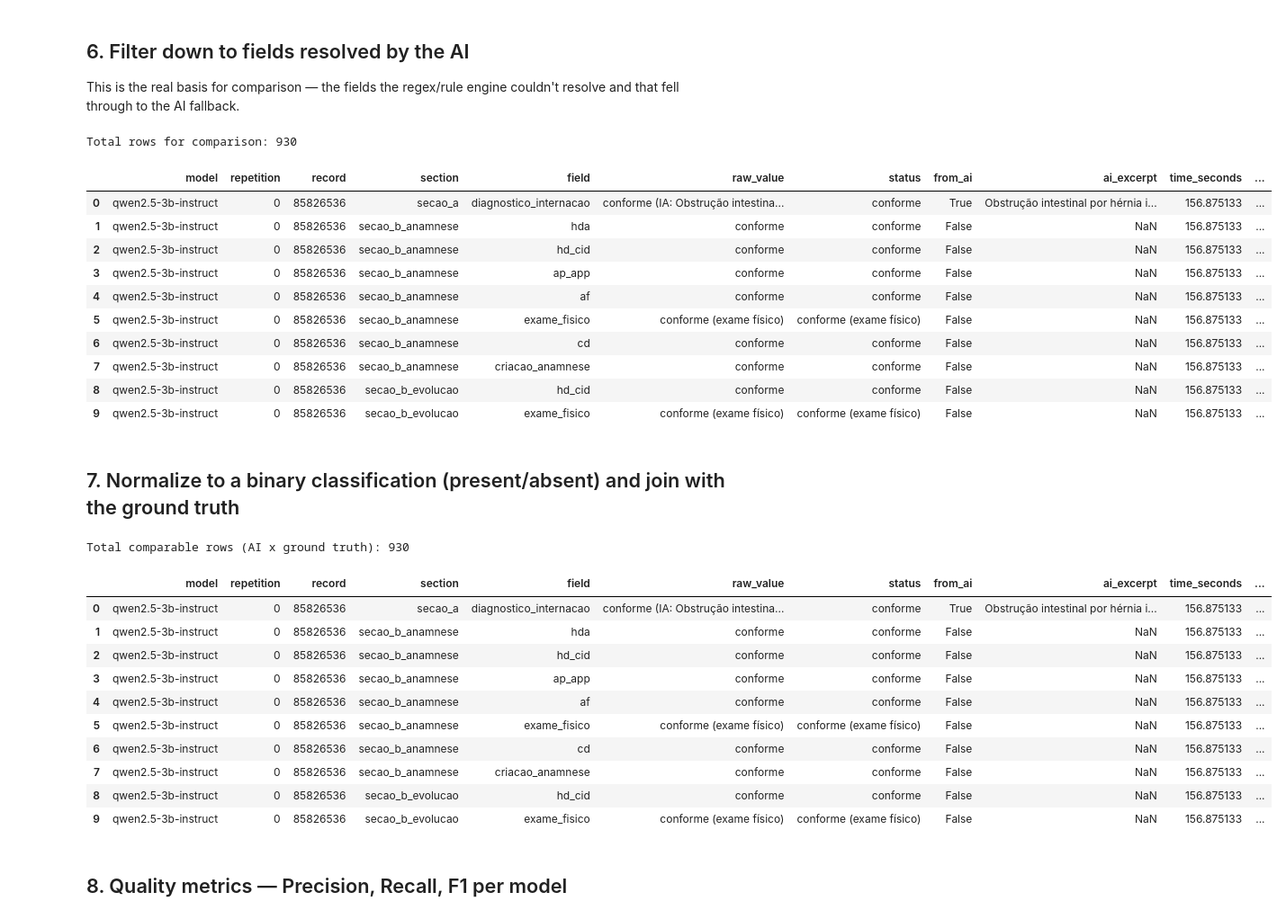
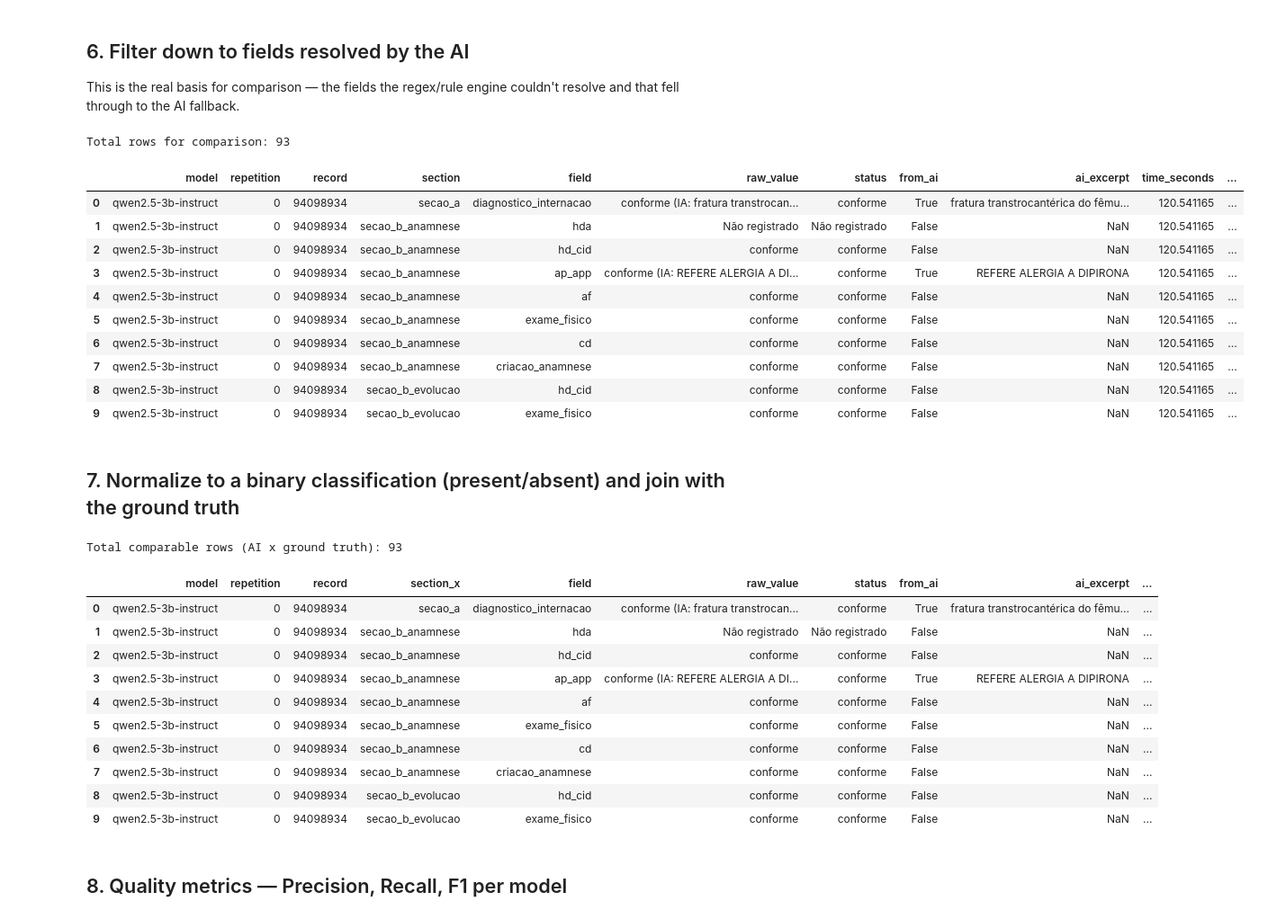
Before and after one commit to MaraLeao/Auditor-de-Qualidade-de-PEP, a Jupyter notebook: data_extract/evaluation/notebooks/avaliacao_modelos.ipynb, the cells around one changed output. Shown at 90% size. Cells and saved outputs as stored; diff of their text form; code cells hidden in the pictures.

```diff
--- a/data_extract/evaluation/notebooks/avaliacao_modelos.ipynb
+++ b/data_extract/evaluation/notebooks/avaliacao_modelos.ipynb
@@ -127,7 +127,7 @@ Records Parcialmente Conforme: 9
 | 3 | 20981529 | secao_b_anamnese | exame_fisico | MEDICINA | Anamnese | incompleta | Exame físico sem avaliação de ACV... | ... |
 | 4 | 20981529 | secao_c | diagnostico_cid | MEDICINA | Cirúrgico | ausente | CID do diagnóstico cirúrgico não ... | ... |
 # %%
-N_PATIENTS = 10
+N_PATIENTS = 1
 
 with open(DATA_DIR / 'prontuarios.json', encoding='utf-8') as f:
     all_records = json.load(f)
@@ -338,18 +338,18 @@ df_ai['record'] = df_ai['record'].astype(str).str.strip()
 print(f"Total rows for comparison: {len(df_ai)}")
 df_ai.head(10)
 # %% [output]
-Total rows for comparison: 930
+Total rows for comparison: 93
 |  | model | repetition | record | section | field | raw_value | status | from_ai | ai_excerpt | time_seconds | ... |
-| 0 | qwen2.5-3b-instruct | 0 | 85826536 | secao_a | diagnostico_internacao | conforme (IA: Obstrução intestina... | conforme | True | Obstrução intestinal por hérnia i... | 156.875133 | ... |
-| 1 | qwen2.5-3b-instruct | 0 | 85826536 | secao_b_anamnese | hda | conforme | conforme | False | NaN | 156.875133 | ... |
-| 2 | qwen2.5-3b-instruct | 0 | 85826536 | secao_b_anamnese | hd_cid | conforme | conforme | False | NaN | 156.875133 | ... |
-| 3 | qwen2.5-3b-instruct | 0 | 85826536 | secao_b_anamnese | ap_app | conforme | conforme | False | NaN | 156.875133 | ... |
-| 4 | qwen2.5-3b-instruct | 0 | 85826536 | secao_b_anamnese | af | conforme | conforme | False | NaN | 156.875133 | ... |
-| 5 | qwen2.5-3b-instruct | 0 | 85826536 | secao_b_anamnese | exame_fisico | conforme (exame físico) | conforme (exame físico) | False | NaN | 156.875133 | ... |
-| 6 | qwen2.5-3b-instruct | 0 | 85826536 | secao_b_anamnese | cd | conforme | conforme | False | NaN | 156.875133 | ... |
-| 7 | qwen2.5-3b-instruct | 0 | 85826536 | secao_b_anamnese | criacao_anamnese | conforme | conforme | False | NaN | 156.875133 | ... |
-| 8 | qwen2.5-3b-instruct | 0 | 85826536 | secao_b_evolucao | hd_cid | conforme | conforme | False | NaN | 156.875133 | ... |
-| 9 | qwen2.5-3b-instruct | 0 | 85826536 | secao_b_evolucao | exame_fisico | conforme (exame físico) | conforme (exame físico) | False | NaN | 156.875133 | ... |
+| 0 | qwen2.5-3b-instruct | 0 | 94098934 | secao_a | diagnostico_internacao | conforme (IA: fratura transtrocan... | conforme | True | fratura transtrocantérica do fêmu... | 120.541165 | ... |
+| 1 | qwen2.5-3b-instruct | 0 | 94098934 | secao_b_anamnese | hda | Não registrado | Não registrado | False | NaN | 120.541165 | ... |
+| 2 | qwen2.5-3b-instruct | 0 | 94098934 | secao_b_anamnese | hd_cid | conforme | conforme | False | NaN | 120.541165 | ... |
+| 3 | qwen2.5-3b-instruct | 0 | 94098934 | secao_b_anamnese | ap_app | conforme (IA: REFERE ALERGIA A DI... | conforme | True | REFERE ALERGIA A DIPIRONA | 120.541165 | ... |
+| 4 | qwen2.5-3b-instruct | 0 | 94098934 | secao_b_anamnese | af | conforme | conforme | False | NaN | 120.541165 | ... |
+| 5 | qwen2.5-3b-instruct | 0 | 94098934 | secao_b_anamnese | exame_fisico | conforme | conforme | False | NaN | 120.541165 | ... |
+| 6 | qwen2.5-3b-instruct | 0 | 94098934 | secao_b_anamnese | cd | conforme | conforme | False | NaN | 120.541165 | ... |
+| 7 | qwen2.5-3b-instruct | 0 | 94098934 | secao_b_anamnese | criacao_anamnese | conforme | conforme | False | NaN | 120.541165 | ... |
+| 8 | qwen2.5-3b-instruct | 0 | 94098934 | secao_b_evolucao | hd_cid | conforme | conforme | False | NaN | 120.541165 | ... |
+| 9 | qwen2.5-3b-instruct | 0 | 94098934 | secao_b_evolucao | exame_fisico | conforme | conforme | False | NaN | 120.541165 | ... |
 # %% [markdown]
 ## 7. Normalize to a binary classification (present/absent) and join with the ground truth
 # %%
@@ -357,52 +357,67 @@ Total rows for comparison: 930
 df_ai['record'] = df_ai['record'].astype(str).str.replace('.', '', regex=False).str.strip()
 
 # Normalizes the free-text `status` into a binary label comparable to the ground truth's `expected`.
-# NOTE: this step was missing from the original notebook (it referenced a
-# `normalized_classification` column with no code that produced it) — the
-# mapping below is a reasonable default based on the status wording described
-# in extract_ai_info's docstring. Double-check it against your actual status
-# values and adjust the keyword rules if needed.
 def normalize_classification(status):
     if status is None:
         return 'not_applicable'
     text = str(status).strip().lower()
     if 'não se aplica' in text or 'nao se aplica' in text:
         return 'not_applicable'
     if 'não conforme' in text or 'nao conforme' in text:
         return 'absent'
     if 'conforme' in text or 'presente' in text:
         return 'present'
     return 'absent'
 
 df_ai['normalized_classification'] = df_ai['status'].apply(normalize_classification)
 
 # Joins with the structured ground truth (matching on record + field)
 df_matched = df_ai.merge(
     ground_truth,
     on=['record', 'field'],
     how='left'
 )
 
-# Se não está no gabarito, o campo está conforme (present)
-df_matched['expected'] = df_matched['expected'].fillna('present')
 print(f"Total comparable rows (AI x ground truth): {len(df_matched)}")
 
 # Drops 'not_applicable' cases from the metrics (they are neither TP, FP, TN, nor FN)
 df_metrics = df_matched[df_matched['normalized_classification'] != 'not_applicable'].copy()
+
+# --- Ground-truth binary label ('expected'), computed once here so every downstream ---
+# --- section (8, 8.1, 8.2) reuses the same values instead of recomputing it locally. ---
+# 'result' is NaN when the (record, field) pair isn't in the gabarito at all -> conforme/present.
+# Any non-blank value ('ausente', 'incompleta', ...) -> absent.
+# NOTE: don't fillna('present') on 'result' itself before this — that would turn every
+# row non-blank and make 'expected' always 'absent' (this was the bug behind the
+# all-zero precision/recall/F1 table).
+df_metrics['expected'] = df_metrics['result'].fillna('').apply(
+    lambda x: 'absent' if str(x).strip() != '' else 'present'
+)
+
+# 'expected_presence' collapses 'incompleta' failures into 'present' (a field that's
+# incomplete is still present, just not fully compliant).
+df_metrics['expected_presence'] = df_metrics['expected'].copy()
+mask_incompleto = (
+    df_metrics['description missing']
+    .fillna('')
+    .str.contains('incompleta|incompleto|prazo', case=False, na=False)
+)
+df_metrics.loc[mask_incompleto, 'expected_presence'] = 'present'
+
 df_metrics.head(10)
 # %% [output]
-Total comparable rows (AI x ground truth): 930
+Total comparable rows (AI x ground truth): 93
-|  | model | repetition | record | section | field | raw_value | status | from_ai | ai_excerpt | time_seconds | ... |
-| 0 | qwen2.5-3b-instruct | 0 | 85826536 | secao_a | diagnostico_internacao | conforme (IA: Obstrução intestina... | conforme | True | Obstrução intestinal por hérnia i... | 156.875133 | ... |
-| 1 | qwen2.5-3b-instruct | 0 | 85826536 | secao_b_anamnese | hda | conforme | conforme | False | NaN | 156.875133 | ... |
-| 2 | qwen2.5-3b-instruct | 0 | 85826536 | secao_b_anamnese | hd_cid | conforme | conforme | False | NaN | 156.875133 | ... |
-| 3 | qwen2.5-3b-instruct | 0 | 85826536 | secao_b_anamnese | ap_app | conforme | conforme | False | NaN | 156.875133 | ... |
-| 4 | qwen2.5-3b-instruct | 0 | 85826536 | secao_b_anamnese | af | conforme | conforme | False | NaN | 156.875133 | ... |
-| 5 | qwen2.5-3b-instruct | 0 | 85826536 | secao_b_anamnese | exame_fisico | conforme (exame físico) | conforme (exame físico) | False | NaN | 156.875133 | ... |
-| 6 | qwen2.5-3b-instruct | 0 | 85826536 | secao_b_anamnese | cd | conforme | conforme | False | NaN | 156.875133 | ... |
-| 7 | qwen2.5-3b-instruct | 0 | 85826536 | secao_b_anamnese | criacao_anamnese | conforme | conforme | False | NaN | 156.875133 | ... |
-| 8 | qwen2.5-3b-instruct | 0 | 85826536 | secao_b_evolucao | hd_cid | conforme | conforme | False | NaN | 156.875133 | ... |
-| 9 | qwen2.5-3b-instruct | 0 | 85826536 | secao_b_evolucao | exame_fisico | conforme (exame físico) | conforme (exame físico) | False | NaN | 156.875133 | ... |
+|  | model | repetition | record | section_x | field | raw_value | status | from_ai | ai_excerpt | ... |
+| 0 | qwen2.5-3b-instruct | 0 | 94098934 | secao_a | diagnostico_internacao | conforme (IA: fratura transtrocan... | conforme | True | fratura transtrocantérica do fêmu... | ... |
+| 1 | qwen2.5-3b-instruct | 0 | 94098934 | secao_b_anamnese | hda | Não registrado | Não registrado | False | NaN | ... |
+| 2 | qwen2.5-3b-instruct | 0 | 94098934 | secao_b_anamnese | hd_cid | conforme | conforme | False | NaN | ... |
+| 3 | qwen2.5-3b-instruct | 0 | 94098934 | secao_b_anamnese | ap_app | conforme (IA: REFERE ALERGIA A DI... | conforme | True | REFERE ALERGIA A DIPIRONA | ... |
+| 4 | qwen2.5-3b-instruct | 0 | 94098934 | secao_b_anamnese | af | conforme | conforme | False | NaN | ... |
+| 5 | qwen2.5-3b-instruct | 0 | 94098934 | secao_b_anamnese | exame_fisico | conforme | conforme | False | NaN | ... |
+| 6 | qwen2.5-3b-instruct | 0 | 94098934 | secao_b_anamnese | cd | conforme | conforme | False | NaN | ... |
+| 7 | qwen2.5-3b-instruct | 0 | 94098934 | secao_b_anamnese | criacao_anamnese | conforme | conforme | False | NaN | ... |
+| 8 | qwen2.5-3b-instruct | 0 | 94098934 | secao_b_evolucao | hd_cid | conforme | conforme | False | NaN | ... |
+| 9 | qwen2.5-3b-instruct | 0 | 94098934 | secao_b_evolucao | exame_fisico | conforme | conforme | False | NaN | ... |
 # %% [markdown]
 ## 8. Quality metrics — Precision, Recall, F1 per model
 # %%
```
Also changed, not shown: parts of 12 cells of this notebook.
